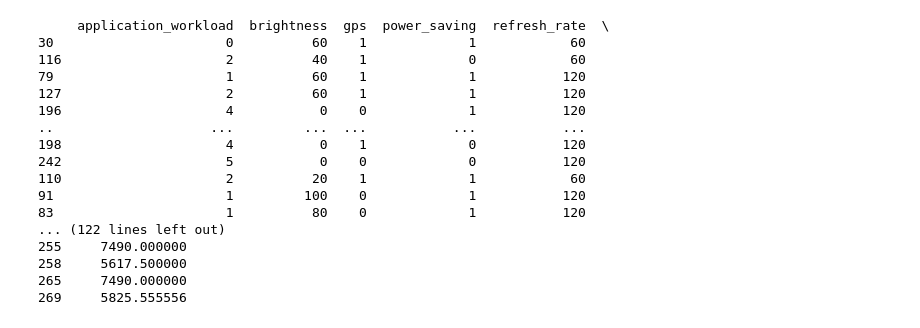
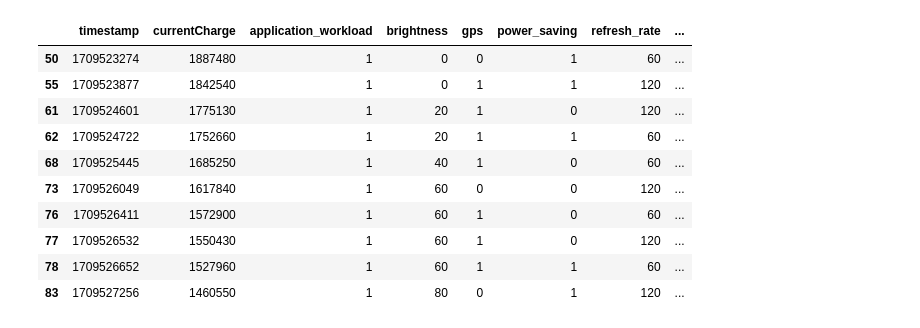
Before and after one commit to cop5611-S24/The-Deadlock-Destroyers, a Jupyter notebook: Untitled.ipynb, the cells around one changed output. Saved outputs shown, nothing was run; the diff lists cells and outputs as text; code cells hidden in the pictures.

```diff
--- a/Untitled.ipynb
+++ b/Untitled.ipynb
@@ -40,3 +65,18 @@ plt.show()
+# %%
+df = df.drop([235,236])
+df.nlargest(10, 'discharge_rate')
+# %% [output]
+|  | timestamp | currentCharge | application_workload | brightness | gps | power_saving | refresh_rate | ... |
+| 50 | 1709523274 | 1887480 | 1 | 0 | 0 | 1 | 60 | ... |
+| 55 | 1709523877 | 1842540 | 1 | 0 | 1 | 1 | 120 | ... |
+| 61 | 1709524601 | 1775130 | 1 | 20 | 1 | 0 | 120 | ... |
+| 62 | 1709524722 | 1752660 | 1 | 20 | 1 | 1 | 60 | ... |
+| 68 | 1709525445 | 1685250 | 1 | 40 | 1 | 0 | 60 | ... |
+| 73 | 1709526049 | 1617840 | 1 | 60 | 0 | 0 | 120 | ... |
+| 76 | 1709526411 | 1572900 | 1 | 60 | 1 | 0 | 60 | ... |
+| 77 | 1709526532 | 1550430 | 1 | 60 | 1 | 0 | 120 | ... |
+| 78 | 1709526652 | 1527960 | 1 | 60 | 1 | 1 | 60 | ... |
+| 83 | 1709527256 | 1460550 | 1 | 80 | 0 | 1 | 120 | ... |
 # %%
 from sklearn.preprocessing import StandardScaler
 from sklearn.linear_model import LinearRegression
@@ -48,24 +90,3 @@ df.drop(columns = ['timestamp','currentCharge'], inplace=True)
 # Split the data into training and test sets
 train = df.sample(frac=0.8, random_state=42)
 test = df.drop(train.index)
-# %%
-print(train)
-print(test)
-# %% [output]
-     application_workload  brightness  gps  power_saving  refresh_rate  \
-30                      0          60    1             1            60
-116                     2          40    1             0            60
-79                      1          60    1             1           120
-127                     2          60    1             1           120
-196                     4           0    0             1           120
-..                    ...         ...  ...           ...           ...
-198                     4           0    1             0           120
-242                     5           0    0             0           120
-110                     2          20    1             1            60
-91                      1         100    0             1           120
-83                      1          80    0             1           120
-... (122 lines left out)
-255     7490.000000
-258     5617.500000
-265     7490.000000
-269     5825.555556
```
Also changed, not shown: parts of 17 cells of this notebook, 1 other file.
